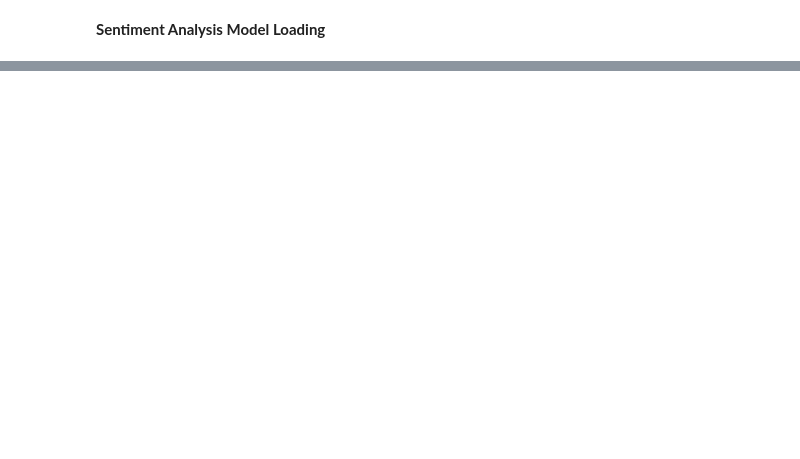
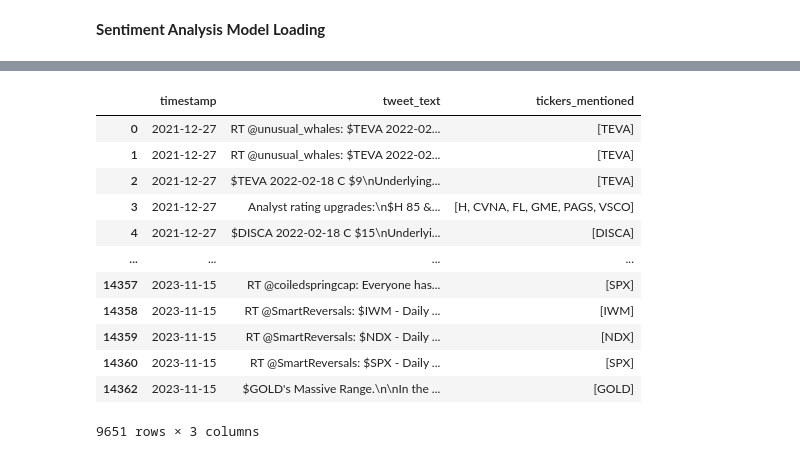
Before and after one commit to HenryLiu714/Sentiment-Analysis-Model, a Jupyter notebook: model.ipynb, the cells around one changed output, grey strips where cells are left out. Saved outputs shown, nothing was run; the diff lists cells and outputs as text; code cells hidden in the pictures; blank space fills up the shorter version.

```diff
--- a/model.ipynb
+++ b/model.ipynb
@@ -85,3 +93,20 @@ def get_best_trade(date: pd.Timestamp) -> Trade:
     return Trade(best_ticker, True, abs(tickers[best_ticker]))
   else:
     return Trade(worst_ticker, False, abs(tickers[worst_ticker]))
+# %%
+#Henry is hot
+tweets
+# %% [output]
+|  | timestamp | tweet_text | tickers_mentioned |
+| 0 | 2021-12-27 | RT @unusual_whales: $TEVA 2022-02... | [TEVA] |
+| 1 | 2021-12-27 | RT @unusual_whales: $TEVA 2022-02... | [TEVA] |
+| 2 | 2021-12-27 | $TEVA 2022-02-18 C $9\nUnderlying... | [TEVA] |
+| 3 | 2021-12-27 | Analyst rating upgrades:\n$H 85 &... | [H, CVNA, FL, GME, PAGS, VSCO] |
+| 4 | 2021-12-27 | $DISCA 2022-02-18 C $15\nUnderlyi... | [DISCA] |
+| ... | ... | ... | ... |
+| 14357 | 2023-11-15 | RT @coiledspringcap: Everyone has... | [SPX] |
+| 14358 | 2023-11-15 | RT @SmartReversals: $IWM - Daily ... | [IWM] |
+| 14359 | 2023-11-15 | RT @SmartReversals: $NDX - Daily ... | [NDX] |
+| 14360 | 2023-11-15 | RT @SmartReversals: $SPX - Daily ... | [SPX] |
+| 14362 | 2023-11-15 | $GOLD's Massive Range.\n\nIn the ... | [GOLD] |
+9651 rows × 3 columns
```
Also changed, not shown: parts of 10 cells of this notebook.
